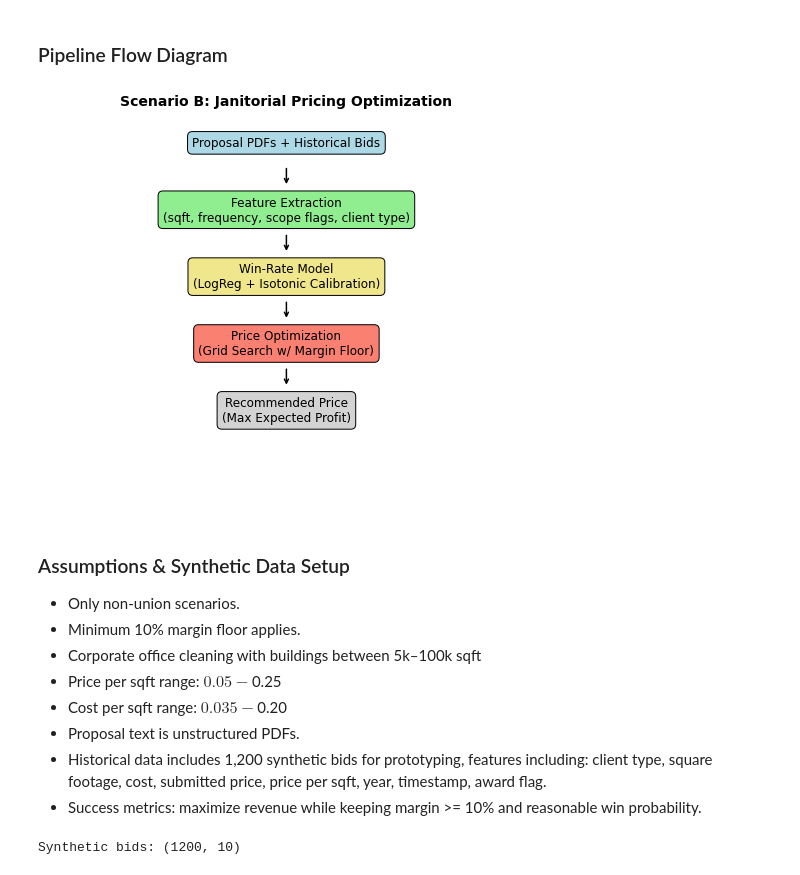
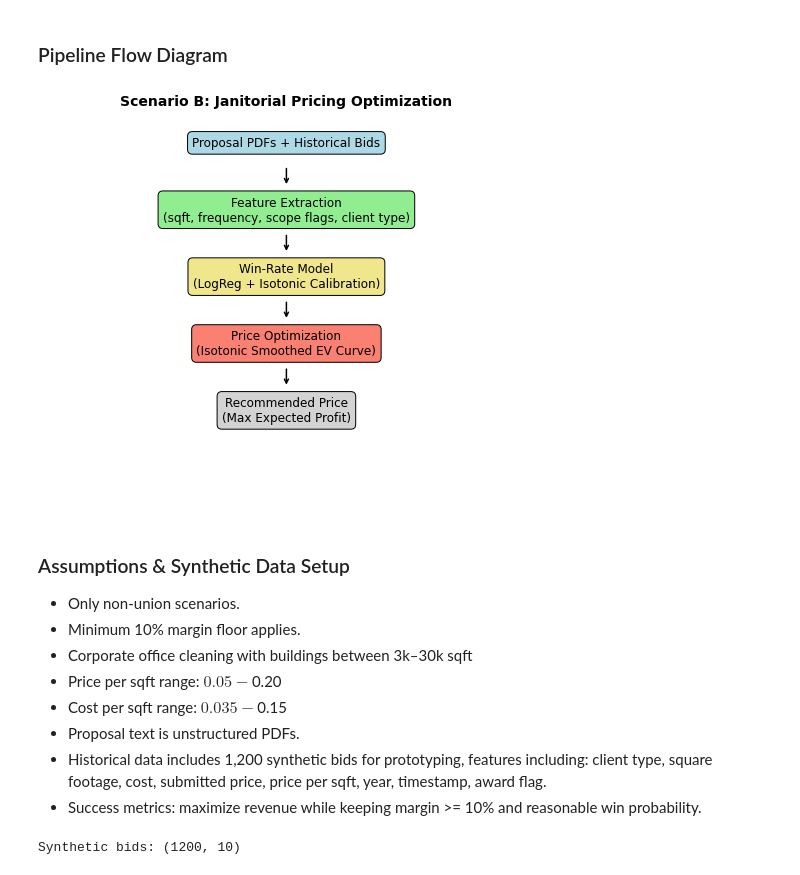
Before and after one commit to haticerdogan/pricingstrategy, a Jupyter notebook: prototype.ipynb, the cells around one changed output. Drawn from its saved outputs; the diff is of its cells as text; code cells hidden in the pictures.

```diff
--- a/prototype.ipynb
+++ b/prototype.ipynb
@@ -40,44 +40,44 @@ boxes = [
     ("Proposal PDFs + Historical Bids", 0.92, "lightblue"),
     ("Feature Extraction\n(sqft, frequency, scope flags, client type)", 0.75, "lightgreen"),
     ("Win-Rate Model\n(LogReg + Isotonic Calibration)", 0.58, "khaki"),
-    ("Price Optimization\n(Grid Search w/ Margin Floor)", 0.41, "salmon"),
+    ("Price Optimization\n(Isotonic Smoothed EV Curve)", 0.41, "salmon"),
     ("Recommended Price\n(Max Expected Profit)", 0.24, "lightgray")
 ]
 
 # Draw boxes
 for text, y, color in boxes:
     ax.text(0.5, y, text, ha='center', va='center',
             fontsize=12, bbox=dict(boxstyle="round,pad=0.4", fc=color))
 
 # Arrows
 arrow_links = [
     (0.92, 0.75),
     (0.75, 0.58),
     (0.58, 0.41),
     (0.41, 0.24),
 ]
 
 for y1, y2 in arrow_links:
     mid = (y1 + y2) / 2
     ax.annotate("",
                 xy=(0.5, mid - 0.025),
                 xytext=(0.5, mid + 0.025),
                 arrowprops=dict(arrowstyle="->", lw=1.5))
 
 plt.title("Scenario B: Janitorial Pricing Optimization", fontsize=14, weight='bold')
 plt.tight_layout()
 plt.savefig("docs/flowchart.png", dpi=300)
 plt.show()
 # %% [output]
-[figure, old version]
+[figure, new version]
 # %% [markdown]
 ### Assumptions & Synthetic Data Setup
 
 - Only non-union scenarios.
 - Minimum 10% margin floor applies.
-- Corporate office cleaning with buildings between 5k–100k sqft
-- Price per sqft range: $0.05-$0.25
-- Cost per sqft range: $0.035-$0.20
+- Corporate office cleaning with buildings between 3k–30k sqft
+- Price per sqft range: $0.05 - $0.20
+- Cost per sqft range: $0.035 - $0.15
 - Proposal text is unstructured PDFs.
 - Historical data includes 1,200 synthetic bids for prototyping, features  including: client type, square footage, cost, submitted price, price per sqft, year, timestamp, award flag.
 - Success metrics: maximize revenue while keeping margin >= 10% and reasonable win probability.
```
Also changed, not shown: parts of 15 cells of this notebook, 3 other files.
